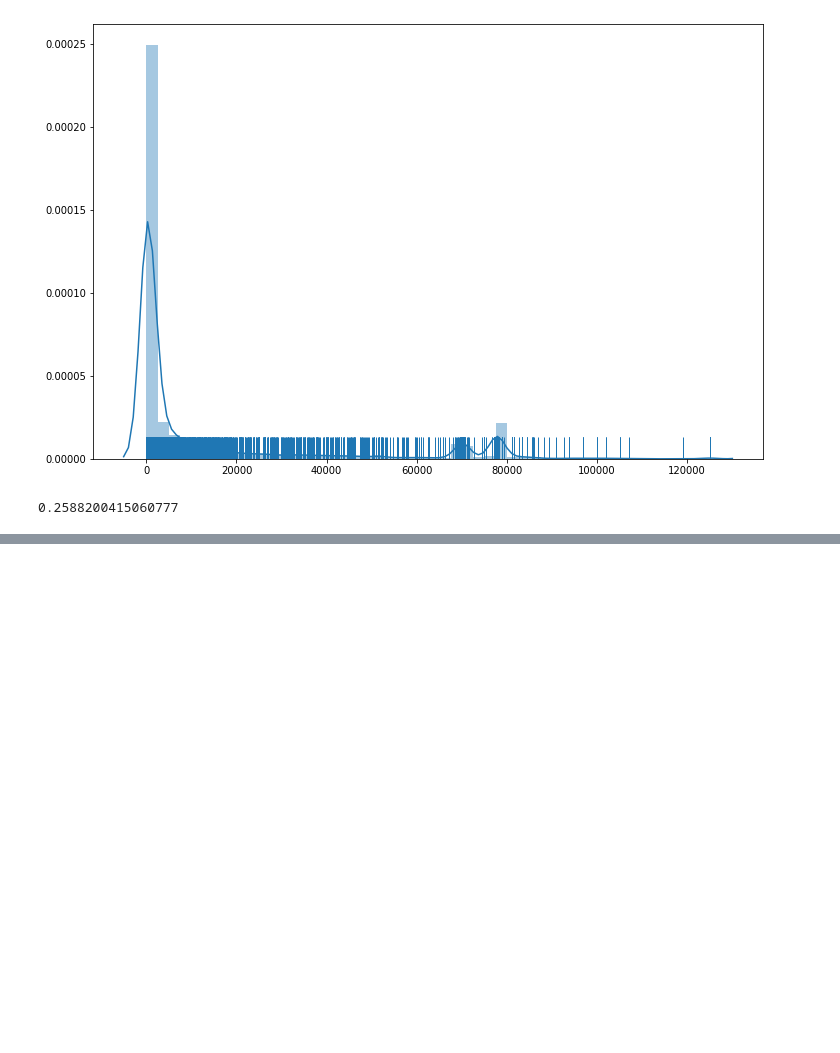
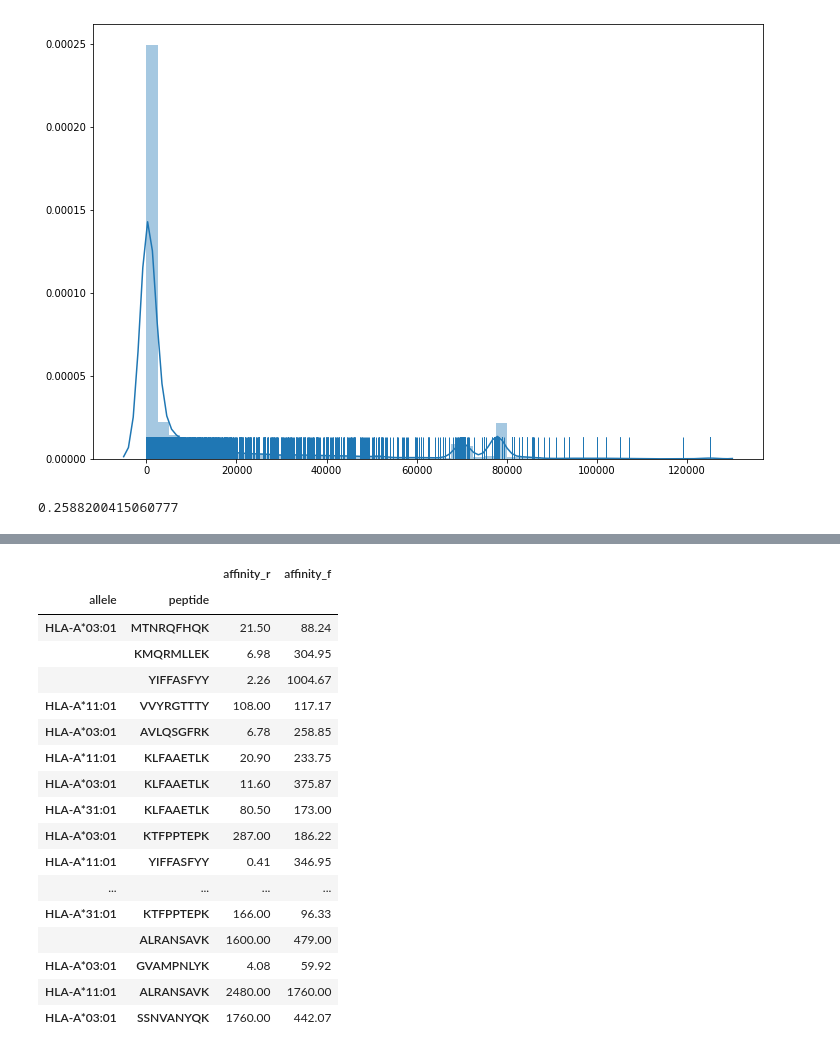
Before and after one commit to pirl-unc/Landscape-and-Selection-of-Vaccine-Epitopes-in-SARS-CoV-2, a Jupyter notebook: iedb/SARSCoV2 T-cell epitopes.ipynb, the cells around one changed output, grey strips where cells are left out. Drawn from its saved outputs; the diff is of its cells as text; code cells hidden in the pictures; blank space fills up the shorter version.

```diff
--- a/iedb/SARSCoV2 T-cell epitopes.ipynb
+++ b/iedb/SARSCoV2 T-cell epitopes.ipynb
@@ -247,0 +275,30 @@ FileNotFoundError: [Errno 2] No such file or directory: 'mhc_sars2_radio.csv'
+# %%
+df_r = pd.read_csv("mhc_sars2_purified_competitive_radioactivity.csv").set_index(["allele", "peptide"])
+df_f = pd.read_csv("mhc_sars2_purified_direct_fluorescence.csv").set_index(["allele", "peptide"])
+# %%
+joined = df_r.join(df_f, how="inner", lsuffix="_r", rsuffix="_f")
+# %%
+r_null = joined["affinity_r"].isnull()
+f_null = joined["affinity_f"].isnull()
+either_null = r_null | f_null
+neither_null = ~either_null
+joined[neither_null]
+# %% [output]
+|  |  | affinity_r | affinity_f |
+| allele | peptide |  |  |
+| HLA-A*03:01 | MTNRQFHQK | 21.50 | 88.24 |
+|  | KMQRMLLEK | 6.98 | 304.95 |
+|  | YIFFASFYY | 2.26 | 1004.67 |
+| HLA-A*11:01 | VVYRGTTTY | 108.00 | 117.17 |
+| HLA-A*03:01 | AVLQSGFRK | 6.78 | 258.85 |
+| HLA-A*11:01 | KLFAAETLK | 20.90 | 233.75 |
+| HLA-A*03:01 | KLFAAETLK | 11.60 | 375.87 |
+| HLA-A*31:01 | KLFAAETLK | 80.50 | 173.00 |
+| HLA-A*03:01 | KTFPPTEPK | 287.00 | 186.22 |
+| HLA-A*11:01 | YIFFASFYY | 0.41 | 346.95 |
+| ... | ... | ... | ... |
+| HLA-A*31:01 | KTFPPTEPK | 166.00 | 96.33 |
+|  | ALRANSAVK | 1600.00 | 479.00 |
+| HLA-A*03:01 | GVAMPNLYK | 4.08 | 59.92 |
+| HLA-A*11:01 | ALRANSAVK | 2480.00 | 1760.00 |
+| HLA-A*03:01 | SSNVANYQK | 1760.00 | 442.07 |
```
Also changed, not shown: parts of 3 cells of this notebook, 2 other files.
